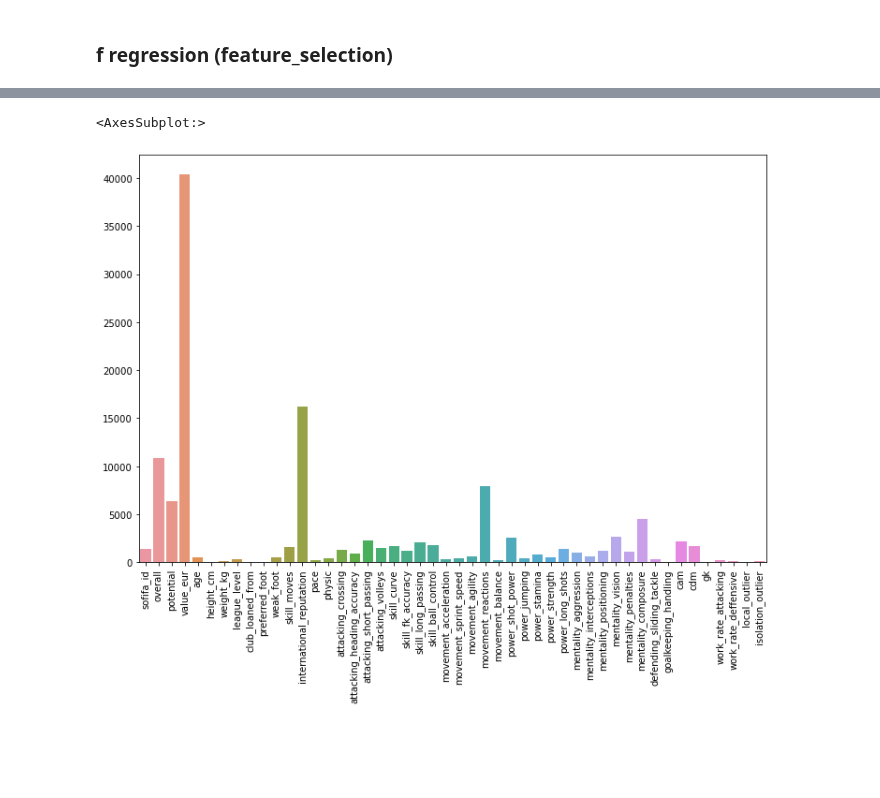
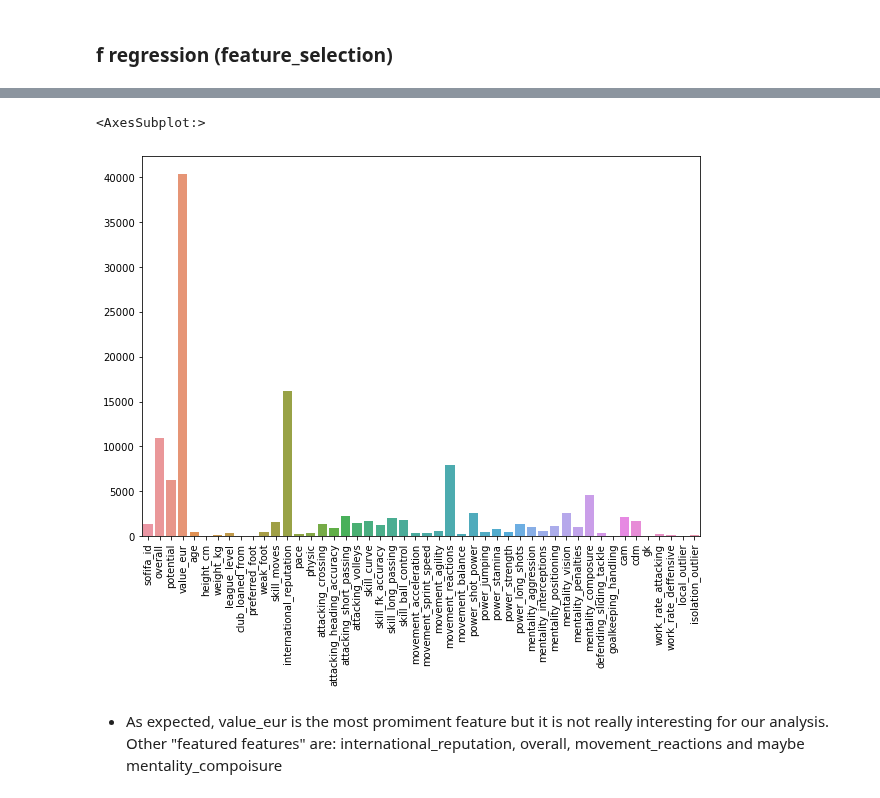
Before and after one commit to ironhack-bcn-data-pt/PR06-Machine-Learning-Group-Project, a Jupyter notebook: Feature_selection.ipynb, the cells around one changed output, grey strips where cells are left out. Cells and saved outputs as stored; diff of their text form; code cells hidden in the pictures; blank space fills up the shorter version.

```diff
--- a/Feature_selection.ipynb
+++ b/Feature_selection.ipynb
@@ -68,6 +68,3 @@ df2=df.drop(df[(df['isolation_outlier']==-1) & (df['local_outlier']==-1)].index)
 from sklearn.feature_selection import mutual_info_regression, f_regression
 # %%
 f_values, p_values = f_regression(X,y)
-# %%
-plt.rcParams['figure.figsize'] = (6,6)
-plt.scatter(y=f_values,x= range(0,len(f_values)))
@@ -77,7 +71,9 @@ plt.scatter(y=f_values,x= range(0,len(f_values)))
 # %%
-plt.rcParams['figure.figsize'] = (12,8)
+plt.rcParams['figure.figsize'] = (10,7)
 plt.xticks(rotation=90)
 sns.barplot(x=X.columns, y=f_values)
 # %% [output]
 <AxesSubplot:>
-[figure, old version]
+[figure, new version]
+# %% [markdown]
+- As expected, value_eur is the most promiment feature but it is not really interesting for our analysis. Other "featured features" are:  international_reputation, overall, movement_reactions and maybe mentality_compoisure
```
Also changed, not shown: parts of 5 cells of this notebook.
